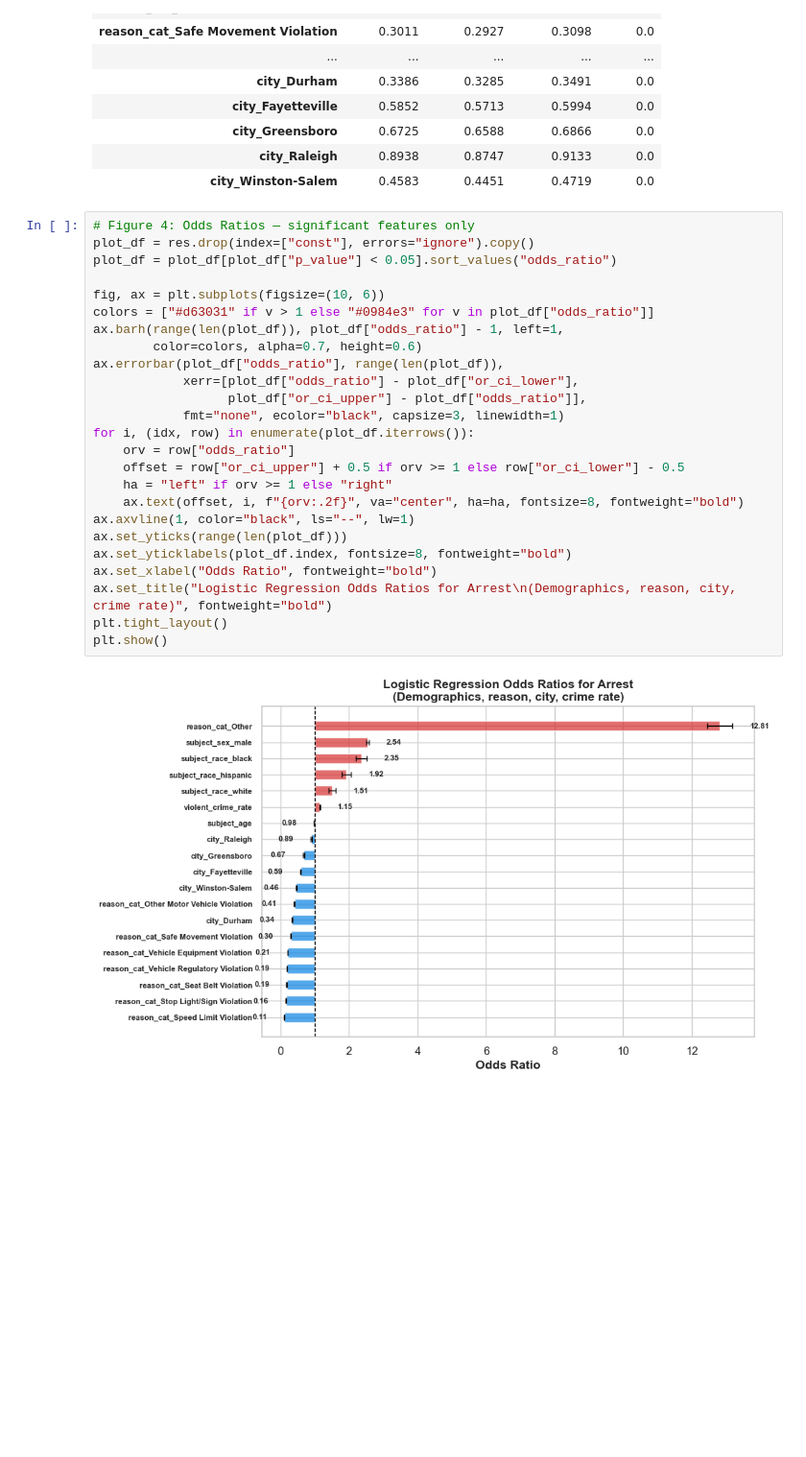
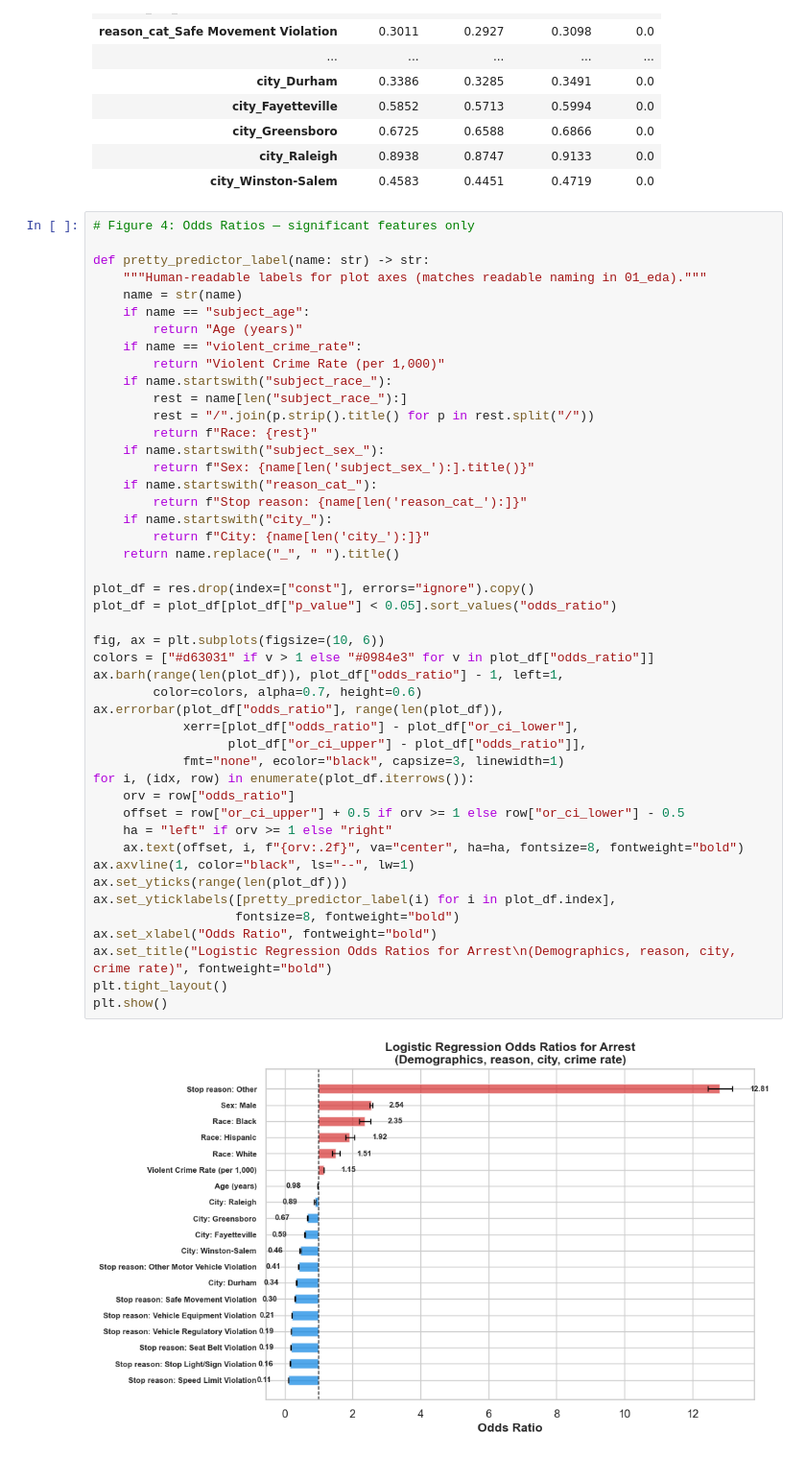
Before and after one commit to utexas-SDS-357/sds357-project-sp26-the-grazing-goats, a Jupyter notebook: 02_inferential_analysis.ipynb, the cells around one changed output. Shown at 96% size. Cells and saved outputs as stored; diff of their text form; blank space fills up the shorter version.

Commit message:
replaced raw variable names with common names

```diff
--- a/02_inferential_analysis.ipynb
+++ b/02_inferential_analysis.ipynb
@@ -112,28 +112,49 @@ Observations: 3,961,022
 | city_Winston-Salem | 0.4583 | 0.4451 | 0.4719 | 0.0 |
 # %%
 # Figure 4: Odds Ratios — significant features only
+
+def pretty_predictor_label(name: str) -> str:
+    """Human-readable labels for plot axes (matches readable naming in 01_eda)."""
+    name = str(name)
+    if name == "subject_age":
+        return "Age (years)"
+    if name == "violent_crime_rate":
+        return "Violent Crime Rate (per 1,000)"
+    if name.startswith("subject_race_"):
+        rest = name[len("subject_race_"):]
+        rest = "/".join(p.strip().title() for p in rest.split("/"))
+        return f"Race: {rest}"
+    if name.startswith("subject_sex_"):
+        return f"Sex: {name[len('subject_sex_'):].title()}"
+    if name.startswith("reason_cat_"):
+        return f"Stop reason: {name[len('reason_cat_'):]}"
+    if name.startswith("city_"):
+        return f"City: {name[len('city_'):]}"
+    return name.replace("_", " ").title()
+
 plot_df = res.drop(index=["const"], errors="ignore").copy()
 plot_df = plot_df[plot_df["p_value"] < 0.05].sort_values("odds_ratio")
 
 fig, ax = plt.subplots(figsize=(10, 6))
 colors = ["#d63031" if v > 1 else "#0984e3" for v in plot_df["odds_ratio"]]
 ax.barh(range(len(plot_df)), plot_df["odds_ratio"] - 1, left=1,
         color=colors, alpha=0.7, height=0.6)
 ax.errorbar(plot_df["odds_ratio"], range(len(plot_df)),
             xerr=[plot_df["odds_ratio"] - plot_df["or_ci_lower"],
                   plot_df["or_ci_upper"] - plot_df["odds_ratio"]],
             fmt="none", ecolor="black", capsize=3, linewidth=1)
 for i, (idx, row) in enumerate(plot_df.iterrows()):
     orv = row["odds_ratio"]
     offset = row["or_ci_upper"] + 0.5 if orv >= 1 else row["or_ci_lower"] - 0.5
     ha = "left" if orv >= 1 else "right"
     ax.text(offset, i, f"{orv:.2f}", va="center", ha=ha, fontsize=8, fontweight="bold")
 ax.axvline(1, color="black", ls="--", lw=1)
 ax.set_yticks(range(len(plot_df)))
-ax.set_yticklabels(plot_df.index, fontsize=8, fontweight="bold")
+ax.set_yticklabels([pretty_predictor_label(i) for i in plot_df.index],
+                   fontsize=8, fontweight="bold")
 ax.set_xlabel("Odds Ratio", fontweight="bold")
 ax.set_title("Logistic Regression Odds Ratios for Arrest\n(Demographics, reason, city, crime rate)", fontweight="bold")
 plt.tight_layout()
 plt.show()
 # %% [output]
-[figure, old version]
+[figure, new version]
```
